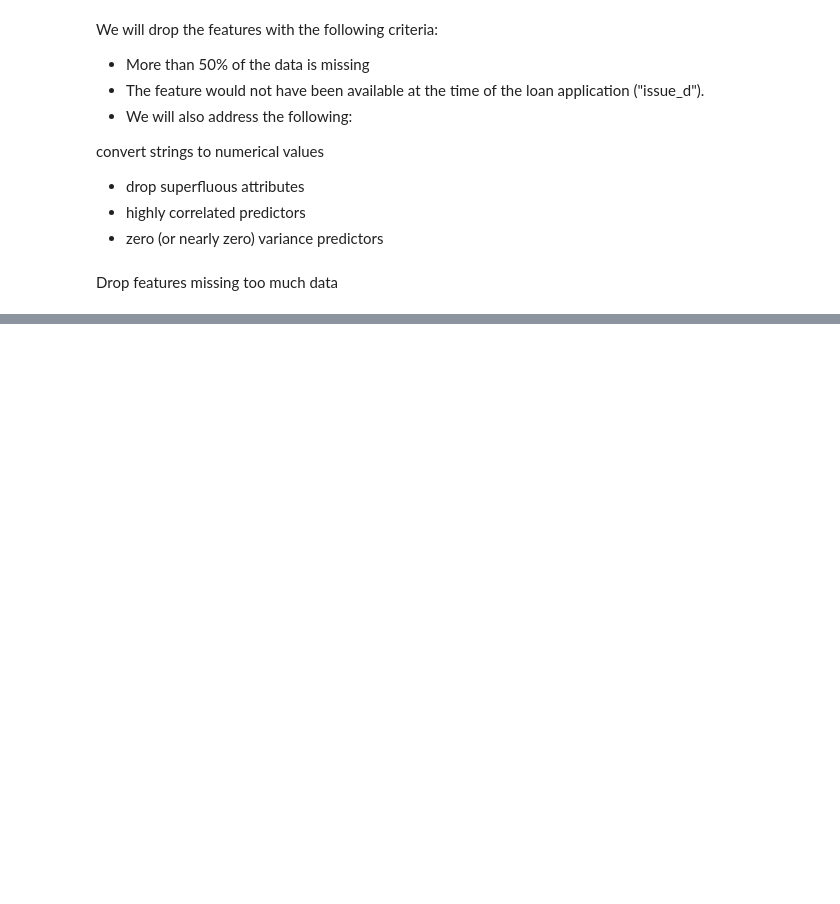
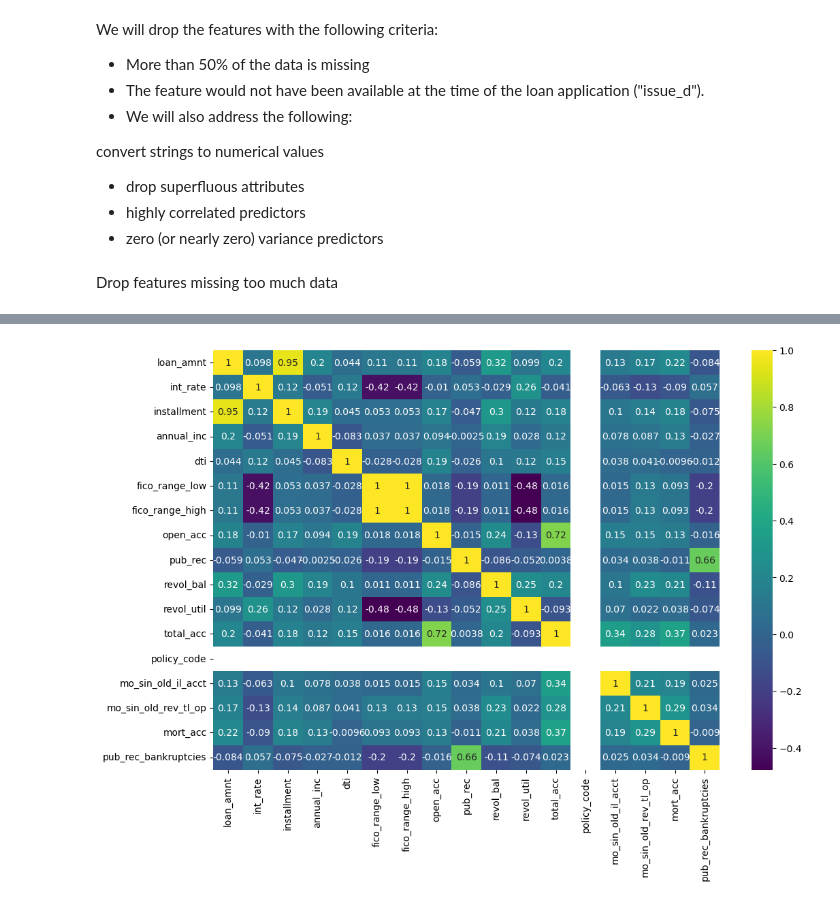
Before and after one commit to sontheteacher/Credit-Risk-Prediction, a Jupyter notebook: notebooks/EDA.ipynb, the cells around one changed output, grey strips where cells are left out. Drawn from its saved outputs; the diff is of its cells as text; code cells hidden in the pictures; blank space fills up the shorter version.

```diff
--- a/notebooks/EDA.ipynb
+++ b/notebooks/EDA.ipynb
@@ -173,0 +235,6 @@ cleaned_accepted_data = prp.drop_cheat_features(cleaned_accepted_data)
+# %%
+# plot the correlation matrix to identify highly correlated features
+
+prp.plot_corr_matrix(cleaned_accepted_data)
+# %% [output]
+[figure, added]
```
Also changed, not shown: parts of 23 cells of this notebook, 5 other files.
